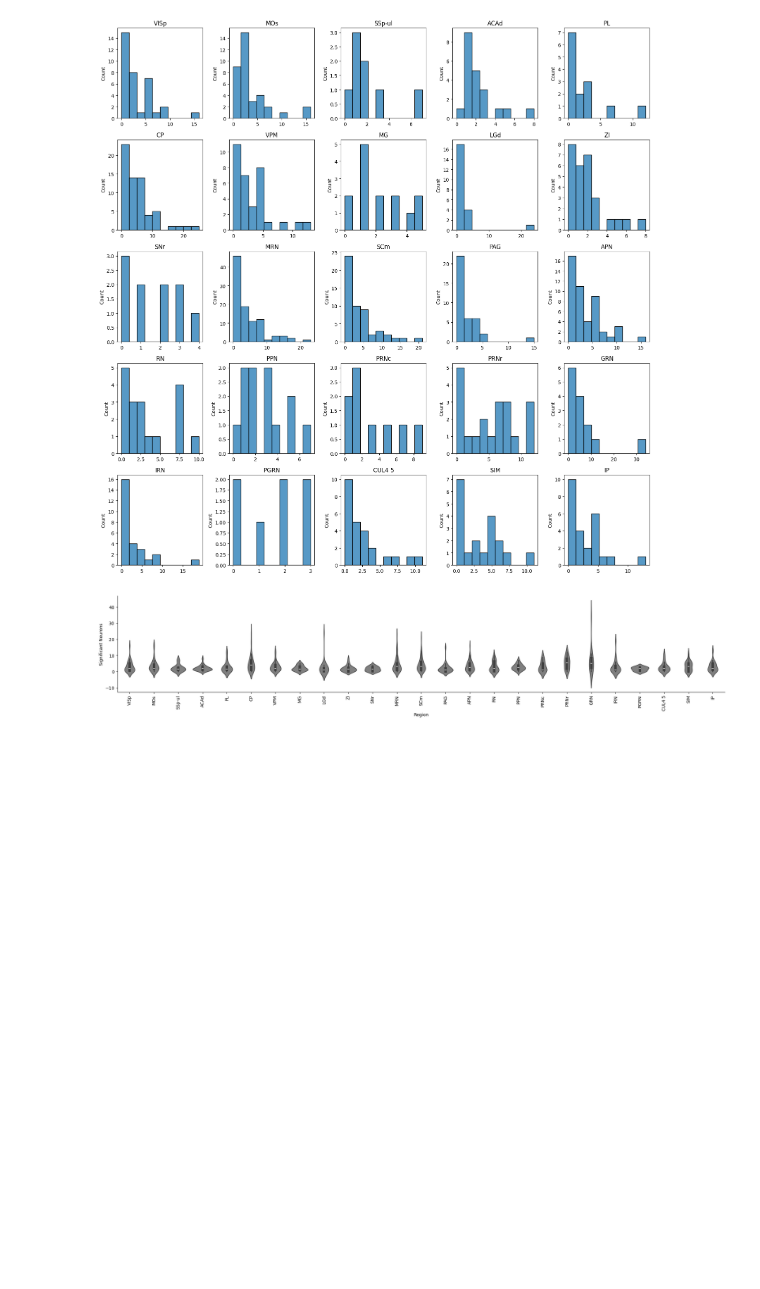
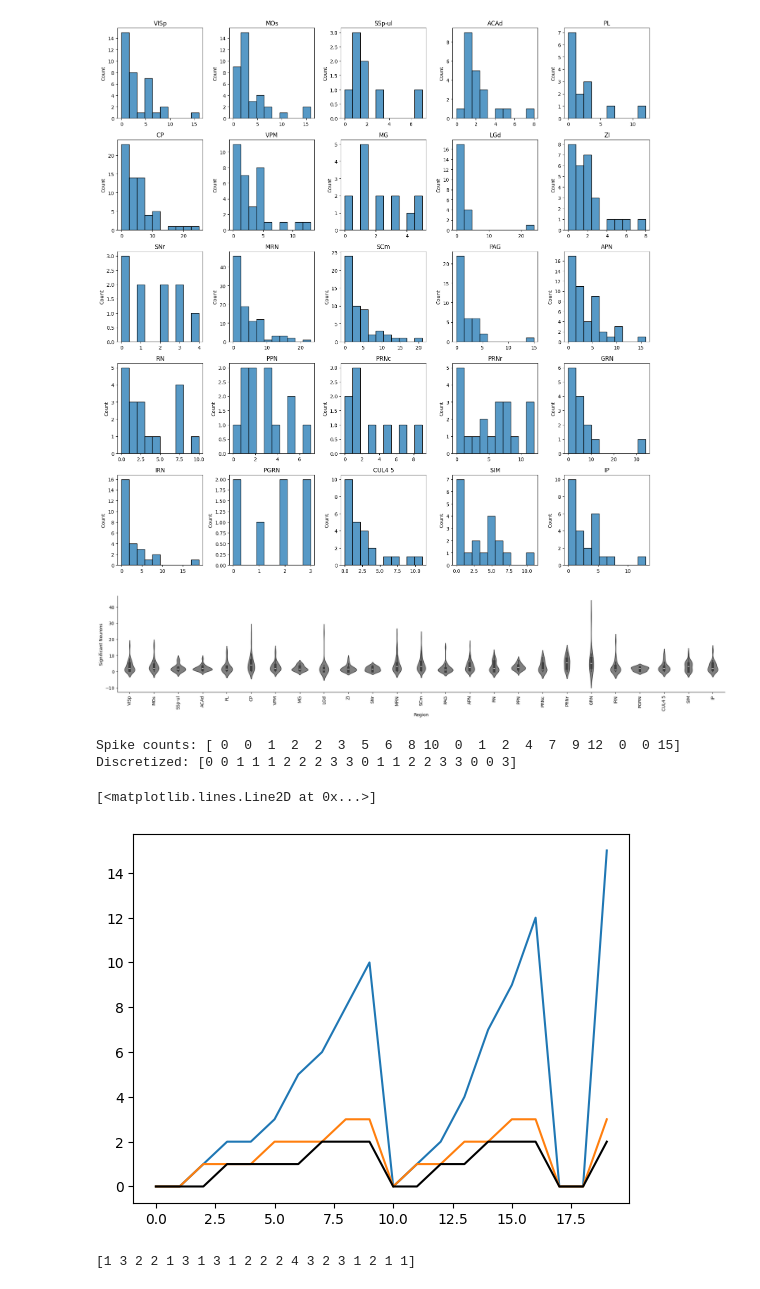
Before and after one commit to debottamKundu/ibl-partial-info-decomp, a Jupyter notebook: notebooks/single_cell_results.ipynb, the cells around one changed output. Drawn from its saved outputs; the diff is of its cells as text; code cells hidden in the pictures; blank space fills up the shorter version.

```diff
--- a/notebooks/single_cell_results.ipynb
+++ b/notebooks/single_cell_results.ipynb
@@ -176,0 +179,27 @@ ax.spines["top"].set_visible(False)
+# %%
+counts = np.array([0, 0, 1, 2, 2, 3, 5, 6, 8, 10, 0, 1, 2, 4, 7, 9, 12, 0, 0, 15])
+
+labels = modified_equi_binning(counts, n_bins=3, log_transform=False)
+labels_a = equipopulated_binning(counts, n_bins=3)
+print("Spike counts:", counts)
+print("Discretized:", labels)
+# %% [output]
+Spike counts: [ 0  0  1  2  2  3  5  6  8 10  0  1  2  4  7  9 12  0  0 15]
+Discretized: [0 0 1 1 1 2 2 2 3 3 0 1 1 2 2 3 3 0 0 3]
+# %%
+plt.plot(counts)
+plt.plot(labels)
+plt.plot(labels_a, "k-")
+# %% [output]
+[<matplotlib.lines.Line2D at 0x...>]
+[figure, added]
+# %%
+import numpy as np
+
+rng = np.random.default_rng(0)
+
+# 100 trials: mostly Poisson(2), but 5% chance of a burst from Poisson(30)
+counts = np.where(rng.random(100) < 0.95, rng.poisson(2, 100), rng.poisson(30, 100))
+print(counts[:20])
+# %% [output]
+[1 3 2 2 1 3 1 3 1 2 2 2 4 3 2 3 1 2 1 1]
```
Also changed, not shown: parts of 4 cells of this notebook, 8 other files.
